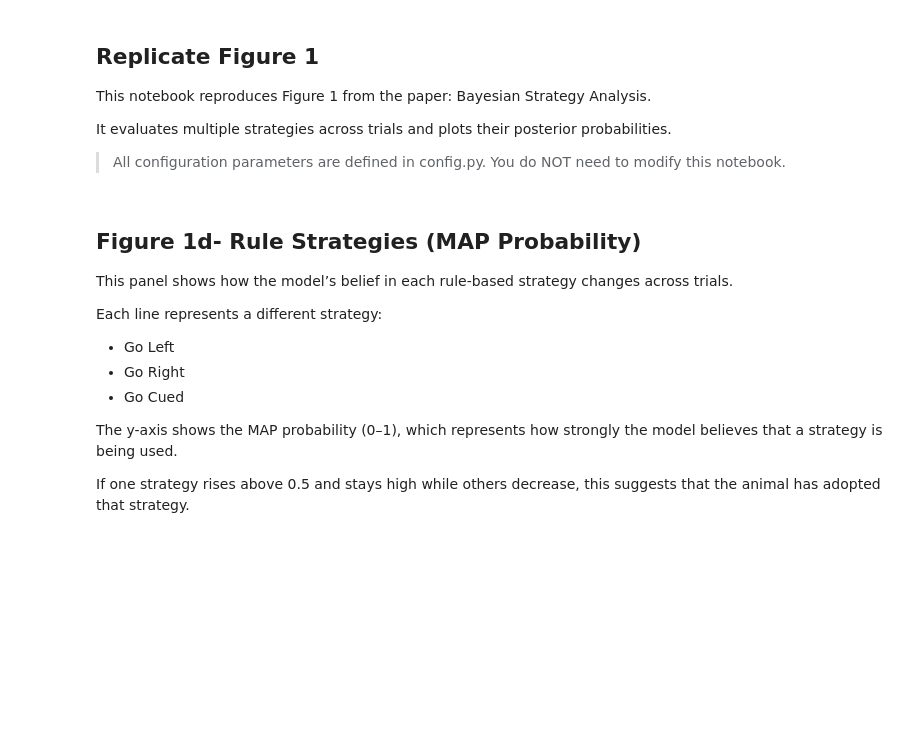
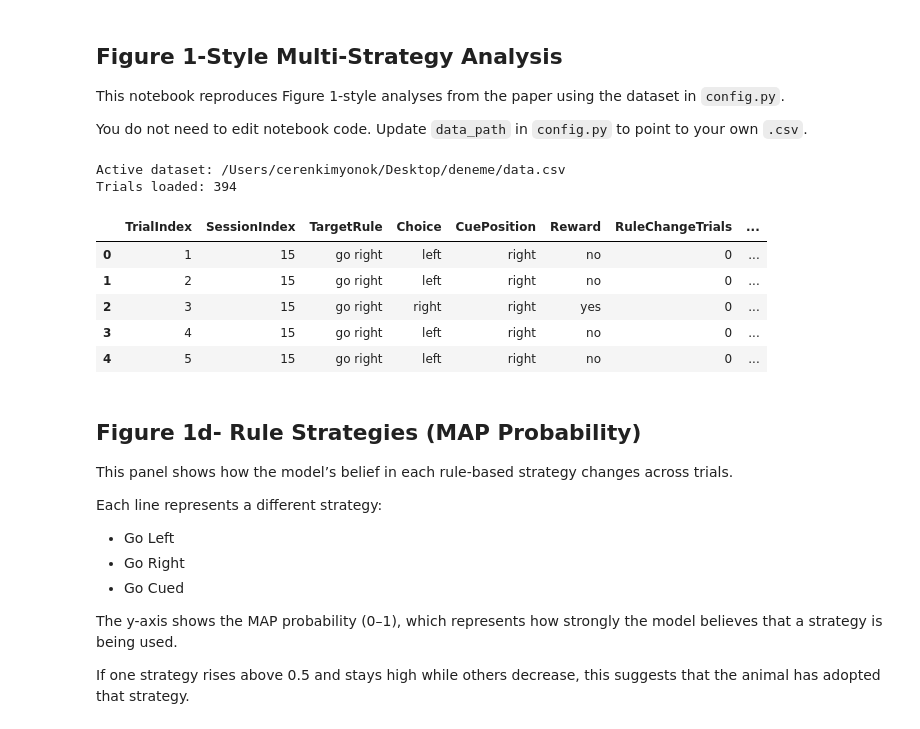
Before and after one commit to cerenk54/strategy_tracker1, a Jupyter notebook: NOTEBOOKS/2_Replicate_Figure1.ipynb, the cells around one changed output. Drawn from its saved outputs; the diff is of its cells as text; code cells hidden in the pictures; blank space fills up the shorter version.

```diff
--- a/NOTEBOOKS/2_Replicate_Figure1.ipynb
+++ b/NOTEBOOKS/2_Replicate_Figure1.ipynb
@@ -1,34 +1,42 @@
 # %% [markdown]
-## Replicate Figure 1
-This notebook reproduces Figure 1 from the paper:
-Bayesian Strategy Analysis.
+## Figure 1-Style Multi-Strategy Analysis
+This notebook reproduces Figure 1-style analyses from the paper using the dataset in `config.py`.
 
-It evaluates multiple strategies across trials and
-plots their posterior probabilities.
->All configuration parameters are defined in config.py.
-You do NOT need to modify this notebook.
+You do not need to edit notebook code. Update `data_path` in `config.py` to point to your own `.csv`.
 # %%
 import sys
 import os
 sys.path.append(os.path.abspath(".."))
 
 from Functions.standardize_dataset import standardize_dataset
 from Functions.set_Beta_prior import set_priors
 from Functions.update_strategy_posterior_probability import update_strategy_posterior_probability
 from Functions.Summaries_of_Beta_distribution import summaries_of_Beta_Distribution
 from Functions.plotSessionStructure import plotSessionStructure
 from Functions.interpolate_null_trials import interpolate_null_trials
 
 import pandas as pd
 import numpy as np
 import matplotlib.pyplot as plt
 import strategymodels
 
-# Load + standardize
 from config import data_path, prior_type, decay_rate, save_output_csv, strategy_name
-from Functions.standardize_dataset import standardize_dataset
 
+# Load the exact dataset selected by the user in config.py
 TestData = pd.read_csv(data_path)
 TestData = standardize_dataset(TestData)
 no_Trials = len(TestData)
+
+print(f"Active dataset: {data_path}")
+print(f"Trials loaded: {no_Trials}")
+TestData.head()
+# %% [output]
+Active dataset: /Users/cerenkimyonok/Desktop/deneme/data.csv
+Trials loaded: 394
+|  | TrialIndex | SessionIndex | TargetRule | Choice | CuePosition | Reward | RuleChangeTrials | ... |
+| 0 | 1 | 15 | go right | left | right | no | 0 | ... |
+| 1 | 2 | 15 | go right | left | right | no | 0 | ... |
+| 2 | 3 | 15 | go right | right | right | yes | 0 | ... |
+| 3 | 4 | 15 | go right | left | right | no | 0 | ... |
+| 4 | 5 | 15 | go right | left | right | no | 0 | ... |
 # %%
```
Also changed, not shown: parts of 7 cells of this notebook, 10 other files.
